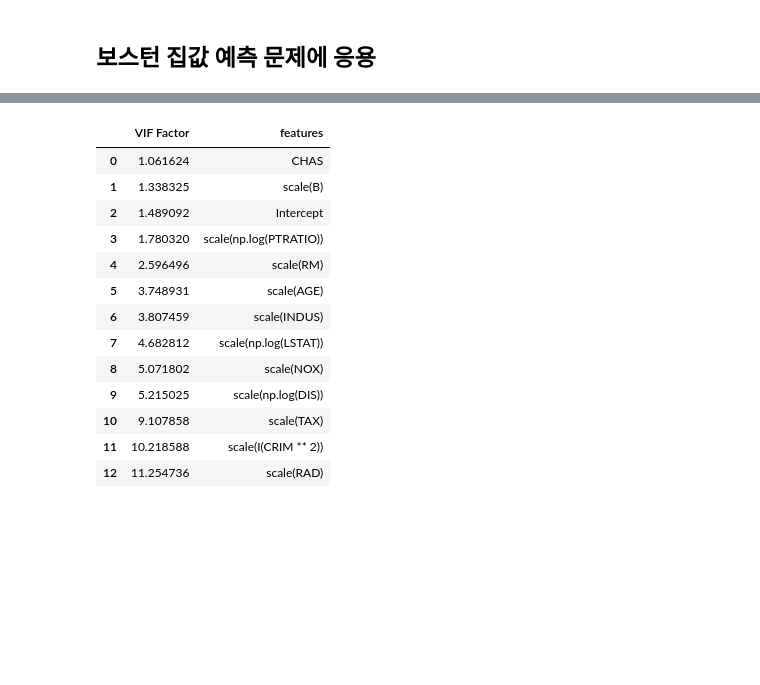
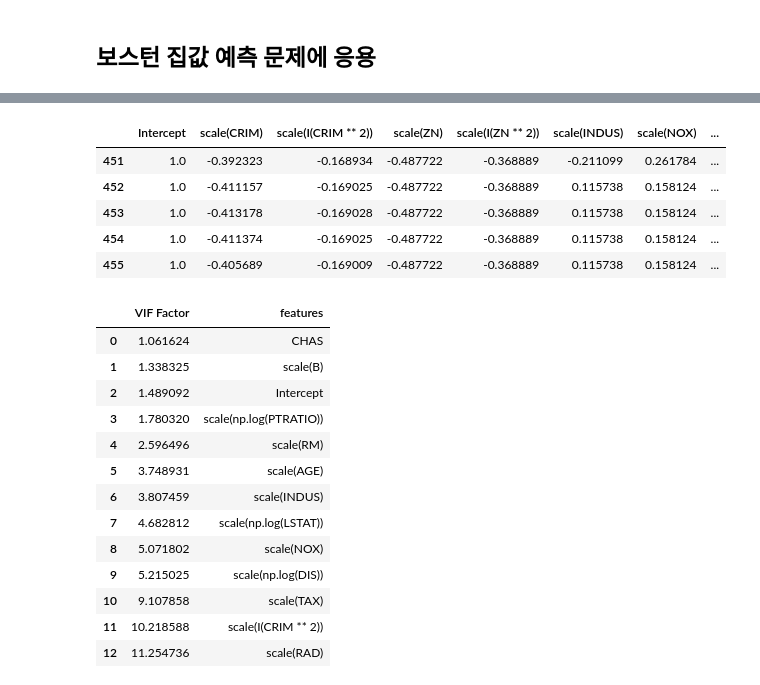
Before and after one commit to annakimm/TIL, a Jupyter notebook: dss/regression/y_model_04_multicollinearity.ipynb, the cells around one changed output, grey strips where cells are left out. Cells and saved outputs as stored; diff of their text form; code cells hidden in the pictures; blank space fills up the shorter version.

```diff
--- a/dss/regression/y_model_04_multicollinearity.ipynb
+++ b/dss/regression/y_model_04_multicollinearity.ipynb
@@ -186,3 +207,12 @@ plt.show()
+# %%
+dfX.tail()
+# %% [output]
+|  | Intercept | scale(CRIM) | scale(I(CRIM ** 2)) | scale(ZN) | scale(I(ZN ** 2)) | scale(INDUS) | scale(NOX) | ... |
+| 451 | 1.0 | -0.392323 | -0.168934 | -0.487722 | -0.368889 | -0.211099 | 0.261784 | ... |
+| 452 | 1.0 | -0.411157 | -0.169025 | -0.487722 | -0.368889 | 0.115738 | 0.158124 | ... |
+| 453 | 1.0 | -0.413178 | -0.169028 | -0.487722 | -0.368889 | 0.115738 | 0.158124 | ... |
+| 454 | 1.0 | -0.411374 | -0.169025 | -0.487722 | -0.368889 | 0.115738 | 0.158124 | ... |
+| 455 | 1.0 | -0.405689 | -0.169009 | -0.487722 | -0.368889 | 0.115738 | 0.158124 | ... |
 # %%
 vif = pd.DataFrame()
 vif["VIF Factor"] = [variance_inflation_factor(dfX.values, i) for i in range(dfX.shape[1])]
```
Also changed, not shown: parts of 7 cells of this notebook, 1 other file.
